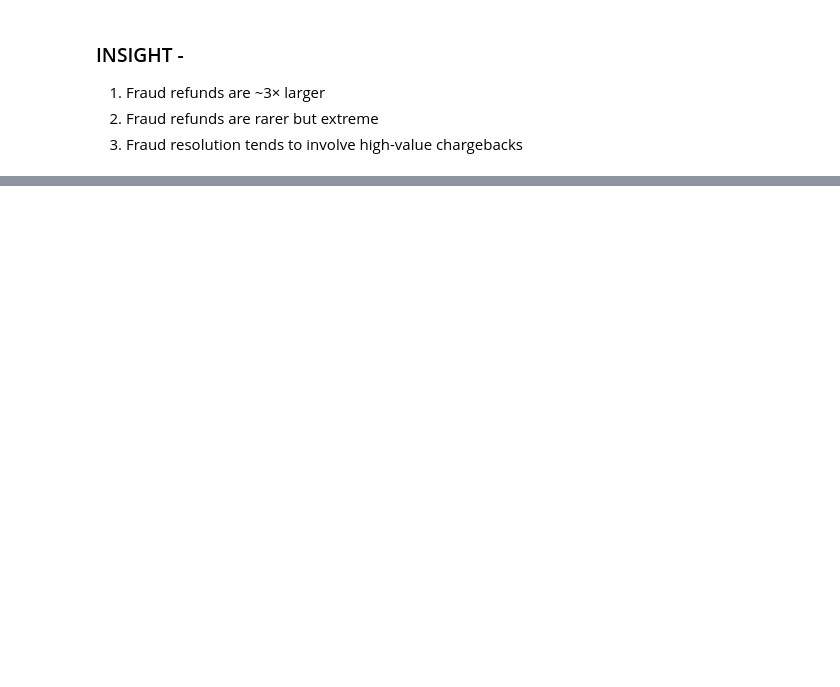
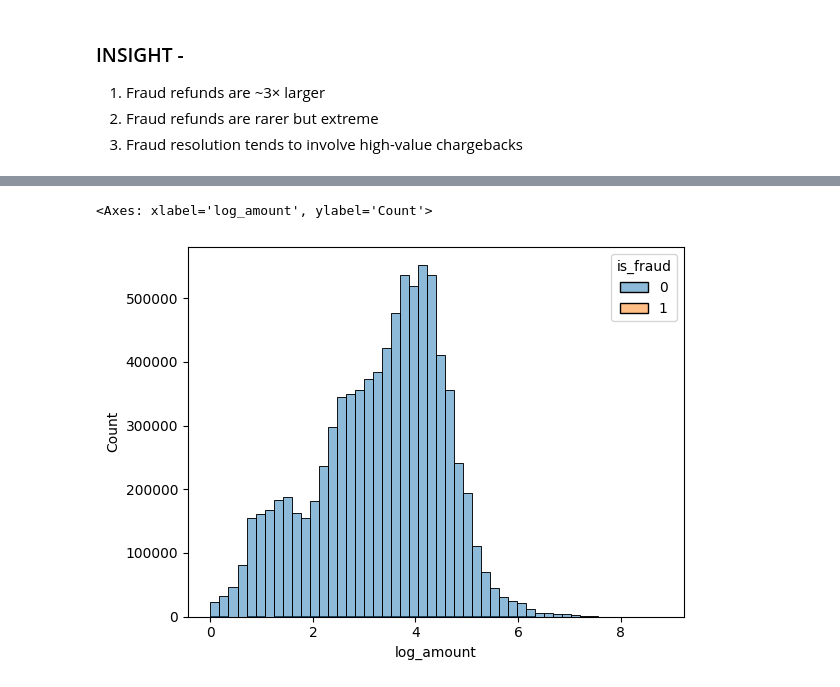
Before and after one commit to nandnii/Fraud-Transactions, a Jupyter notebook: Fraud Transactions.ipynb, the cells around one changed output, grey strips where cells are left out. Saved outputs shown, nothing was run; the diff lists cells and outputs as text; code cells hidden in the pictures; blank space fills up the shorter version.

```diff
--- a/Fraud Transactions.ipynb
+++ b/Fraud Transactions.ipynb
@@ -262,0 +824,12 @@ df.groupby('use_chip')['is_fraud'].value_counts(normalize=True).unstack()*100
+# %%
+df['log_amount'] = np.log1p(df['abs_amount'])
+# %%
+sns.histplot(
+    data=df[df['is_refund']==0],
+    x='log_amount',
+    hue='is_fraud',
+    bins=50
+)
+# %% [output]
+<Axes: xlabel='log_amount', ylabel='Count'>
+[figure, added]
```
Also changed, not shown: parts of 64 cells of this notebook.
